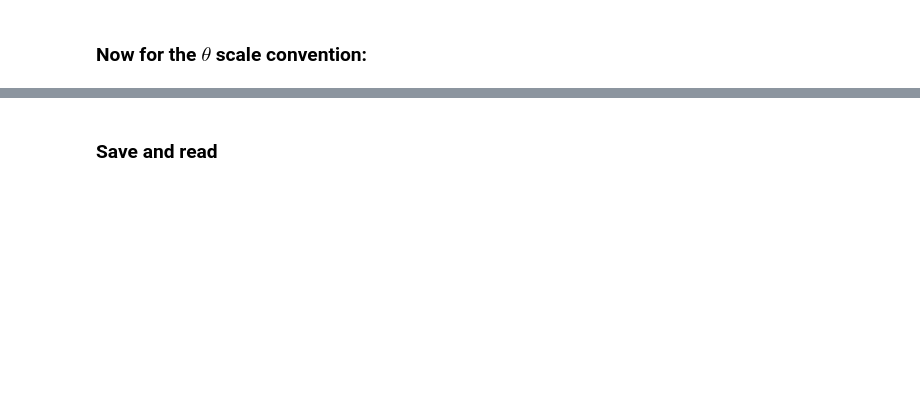
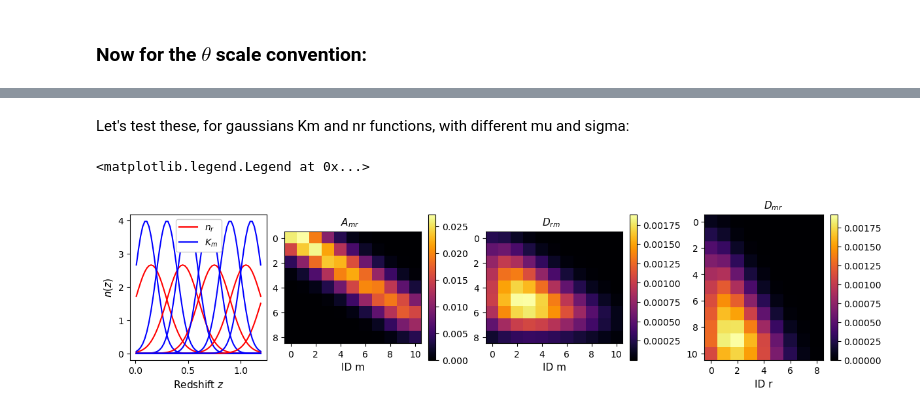
Before and after one commit to wdassignies/Clustering_z, a Jupyter notebook: w_dm_Cz.ipynb, the cells around one changed output, grey strips where cells are left out. Cells and saved outputs as stored; diff of their text form; code cells hidden in the pictures; blank space fills up the shorter version.

```diff
--- a/w_dm_Cz.ipynb
+++ b/w_dm_Cz.ipynb
@@ -350,2 +249,0 @@ plt.savefig('Test_Gary_functions.pdf',bbox_inches='tight')
-# %% [markdown]
-### Save and read
@@ -393,0 +250,61 @@ except pickle.UnpicklingError:
+# %% [markdown]
+Let's test these, for gaussians Km and nr functions, with different mu and sigma:
+# %%
+# Evaluate the three matrices
+
+Km=np.array([np.exp(-0.5*(Zlist-0.1*i)**2/0.1**2)/0.1/np.sqrt(2*math.pi) for i in range(1,12)])
+Nr=np.array([np.exp(-0.5*(Zlist-0.15*i)**2/0.15**2)/0.15/np.sqrt(2*math.pi) for i in range(1,10)])
+
+
+Clust=np.zeros((9,11))
+Magn_mr=np.zeros((11,9))
+Magn_rm=np.zeros((9,11))
+
+for i in range(9):
+    for j in range(11):
+        n_i, n_j = Nr[i], Km[j]
+        Clust[i, j] = Amr(1, n_i, n_j, Zlist)
+        Magn_rm[i, j] = Dab(n_i, n_j, Zlist)
+        Magn_mr[j, i] = Dab(n_j, n_i, Zlist)
+# %%
+fig = plt.figure(constrained_layout=True, figsize=(12,3))
+gs = fig.add_gridspec( 1,4)
+ax = np.array([fig.add_subplot(gs[0]), fig.add_subplot(gs[1]),fig.add_subplot(gs[2]), fig.add_subplot(gs[3])])
+
+
+for i in range(0,11,2):
+    if i<10:
+        ax[0].plot(Zlist,Nr[i],color='red',label=[r'$n_r$','','','','','','','','','','','','',''][i])
+    ax[0].plot(Zlist,Km[i],color='blue',label=[r'$K_m$','','','','','','','','','','','','',''][i])
+
+im1 = ax[1].imshow(Clust, cmap='inferno')
+im2 = ax[2].imshow(Magn_rm, cmap='inferno')
+im3 = ax[3].imshow(Magn_mr, cmap='inferno')
+
+
+fig.colorbar(im1, ax=ax[1])
+fig.colorbar(im2, ax=ax[2])
+fig.colorbar(im3, ax=ax[3])
+
+
+ax[0].set_xlabel('Redshift $z$',fontsize=11)
+ax[1].set_xlabel('ID m',fontsize=11)
+ax[2].set_xlabel('ID m',fontsize=11)
+ax[3].set_xlabel('ID r',fontsize=11)
+ax[0].set_ylabel('$n(z)$',fontsize=11)
+
+ax[1].set_xticks([0,2,4,6,8,10])
+ax[2].set_xticks([0,2,4,6,8,10])
+ax[3].set_xticks([0,2,4,6,8])
+
+ax[3].set_yticks([0,2,4,6,8,10])
+ax[2].set_yticks([0,2,4,6,8])
+ax[1].set_yticks([0,2,4,6,8])
+
+ax[1].text(4,-1,'$A_{mr}$',fontsize=11)
+ax[2].text(4,-1,'$D_{rm}$',fontsize=11)
+ax[3].text(4,-1,'$D_{mr}$',fontsize=11)
+ax[0].legend(framealpha=1)
+# %% [output]
+<matplotlib.legend.Legend at 0x...>
+[figure, added]
```
Also changed, not shown: parts of 29 cells of this notebook.
